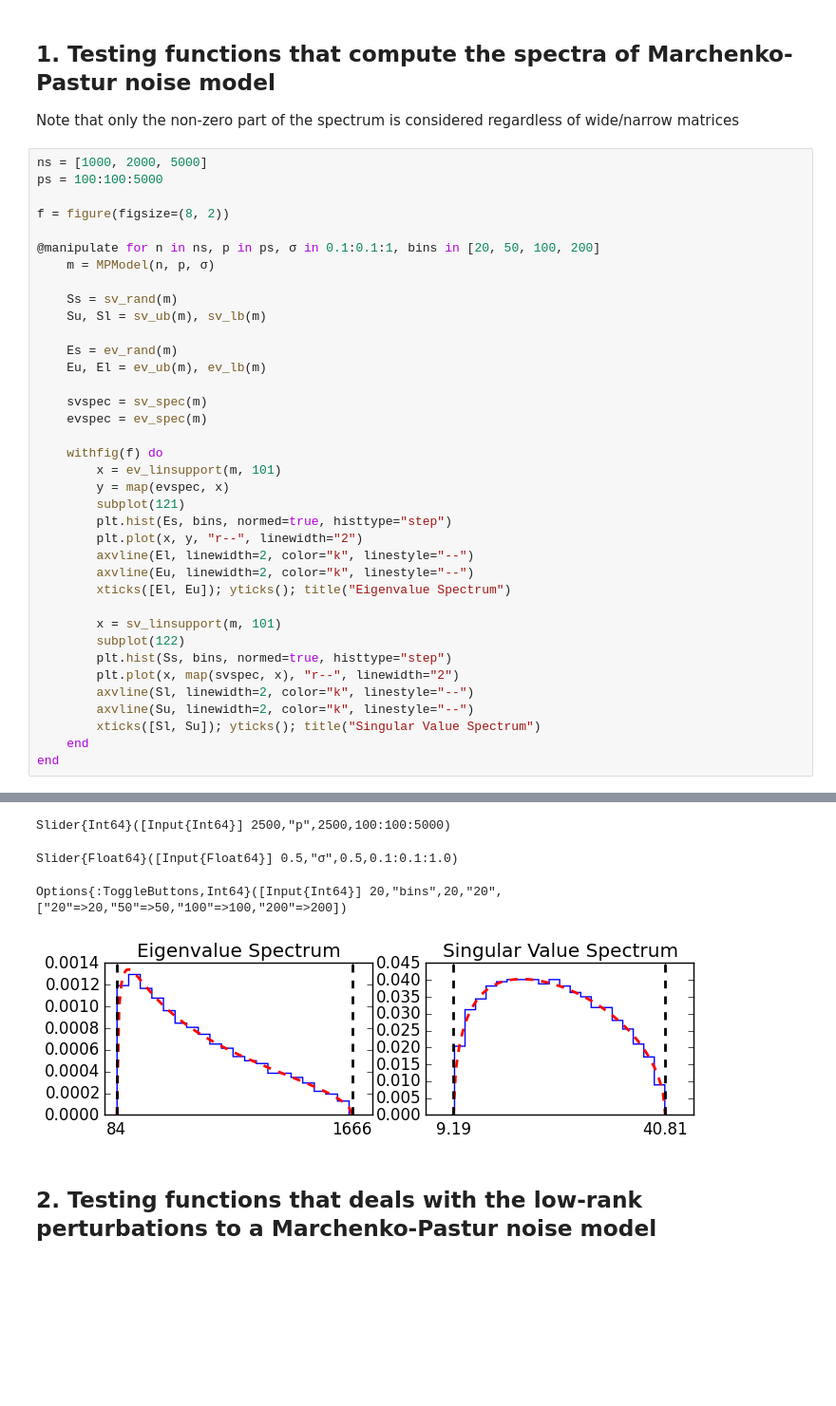
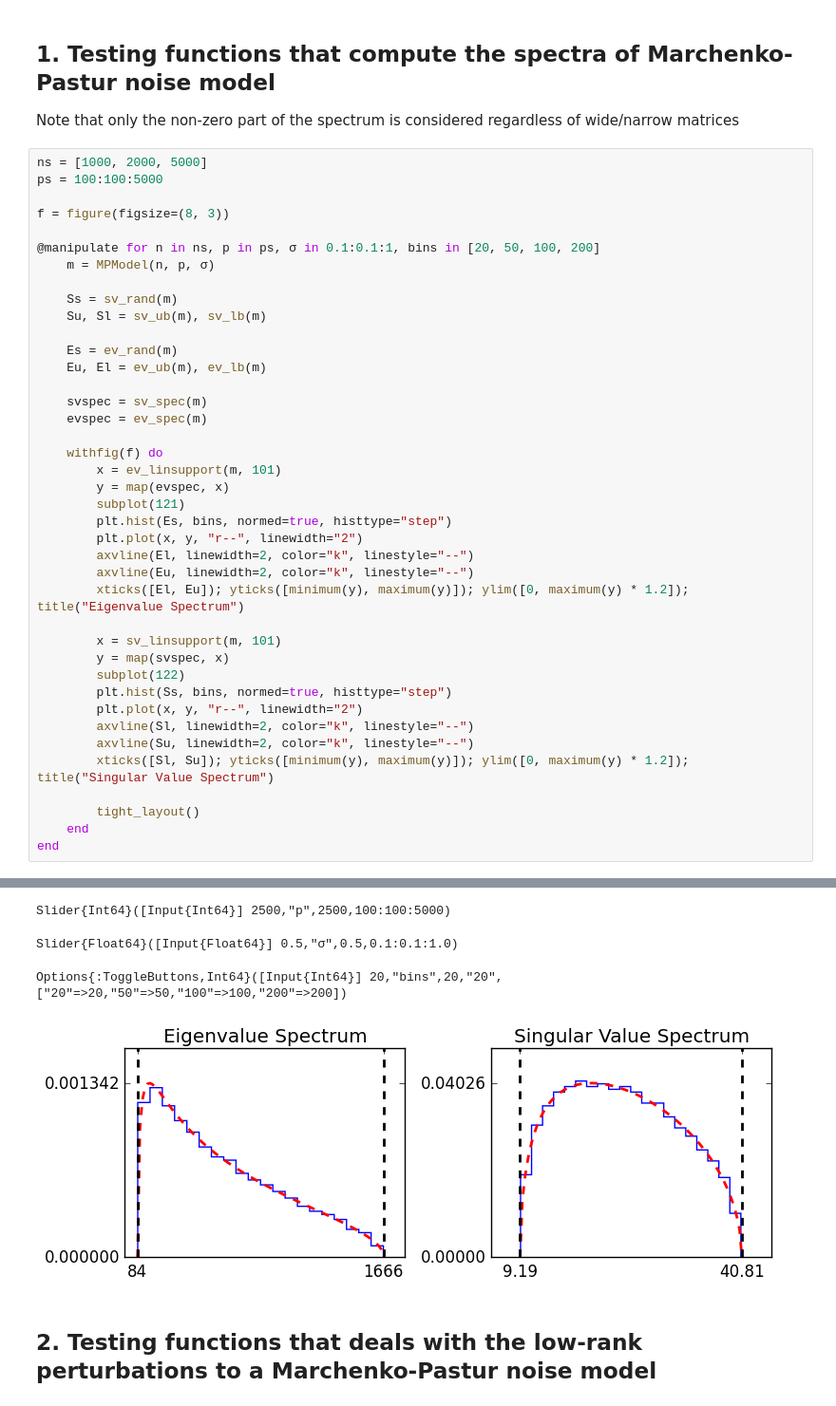
Before and after one commit to ganguli-lab/single-trial, a Jupyter notebook: notebooks/Test - Marchenko-Pastur Noise Model.ipynb, the cells around one changed output, grey strips where cells are left out. Shown at 95% size. Saved outputs shown, nothing was run; the diff lists cells and outputs as text; blank space fills up the shorter version.

```diff
--- a/notebooks/Test - Marchenko-Pastur Noise Model.ipynb
+++ b/notebooks/Test - Marchenko-Pastur Noise Model.ipynb
@@ -15,7 +15,7 @@ Note that only the non-zero part of the spectrum is considered regardless of wid
 ns = [1000, 2000, 5000]
 ps = 100:100:5000
 
-f = figure(figsize=(8, 2))
+f = figure(figsize=(8, 3))
 
 @manipulate for n in ns, p in ps, σ in 0.1:0.1:1, bins in [20, 50, 100, 200]
     m = MPModel(n, p, σ)
@@ -23,37 +23,40 @@ f = figure(figsize=(8, 2))
     Ss = sv_rand(m)
     Su, Sl = sv_ub(m), sv_lb(m)
 
     Es = ev_rand(m)
     Eu, El = ev_ub(m), ev_lb(m)
 
     svspec = sv_spec(m)
     evspec = ev_spec(m)
 
     withfig(f) do
         x = ev_linsupport(m, 101)
         y = map(evspec, x)
         subplot(121)
         plt.hist(Es, bins, normed=true, histtype="step")
         plt.plot(x, y, "r--", linewidth="2")
         axvline(El, linewidth=2, color="k", linestyle="--")
         axvline(Eu, linewidth=2, color="k", linestyle="--")
-        xticks([El, Eu]); yticks(); title("Eigenvalue Spectrum")
+        xticks([El, Eu]); yticks([minimum(y), maximum(y)]); ylim([0, maximum(y) * 1.2]); title("Eigenvalue Spectrum")
 
         x = sv_linsupport(m, 101)
+        y = map(svspec, x)
         subplot(122)
         plt.hist(Ss, bins, normed=true, histtype="step")
-        plt.plot(x, map(svspec, x), "r--", linewidth="2")
+        plt.plot(x, y, "r--", linewidth="2")
         axvline(Sl, linewidth=2, color="k", linestyle="--")
         axvline(Su, linewidth=2, color="k", linestyle="--")
-        xticks([Sl, Su]); yticks(); title("Singular Value Spectrum")
+        xticks([Sl, Su]); yticks([minimum(y), maximum(y)]); ylim([0, maximum(y) * 1.2]); title("Singular Value Spectrum")
+
+        tight_layout()
     end
 end
 # %% [output]
 Options{:ToggleButtons,Int64}([Input{Int64}] 1000,"n",1000,"1000",["1000"=>1000,"2000"=>2000,"5000"=>5000])
 Slider{Int64}([Input{Int64}] 2500,"p",2500,100:100:5000)
 Slider{Float64}([Input{Float64}] 0.5,"σ",0.5,0.1:0.1:1.0)
 Options{:ToggleButtons,Int64}([Input{Int64}] 20,"bins",20,"20",["20"=>20,"50"=>50,"100"=>100,"200"=>200])
-[figure, old version]
+[figure, new version]
 # %% [markdown]
 ## 2. Testing functions that deals with the low-rank perturbations to a Marchenko-Pastur noise model
 # %%
```
Also changed, not shown: parts of 1 cell of this notebook, 3 other files.
